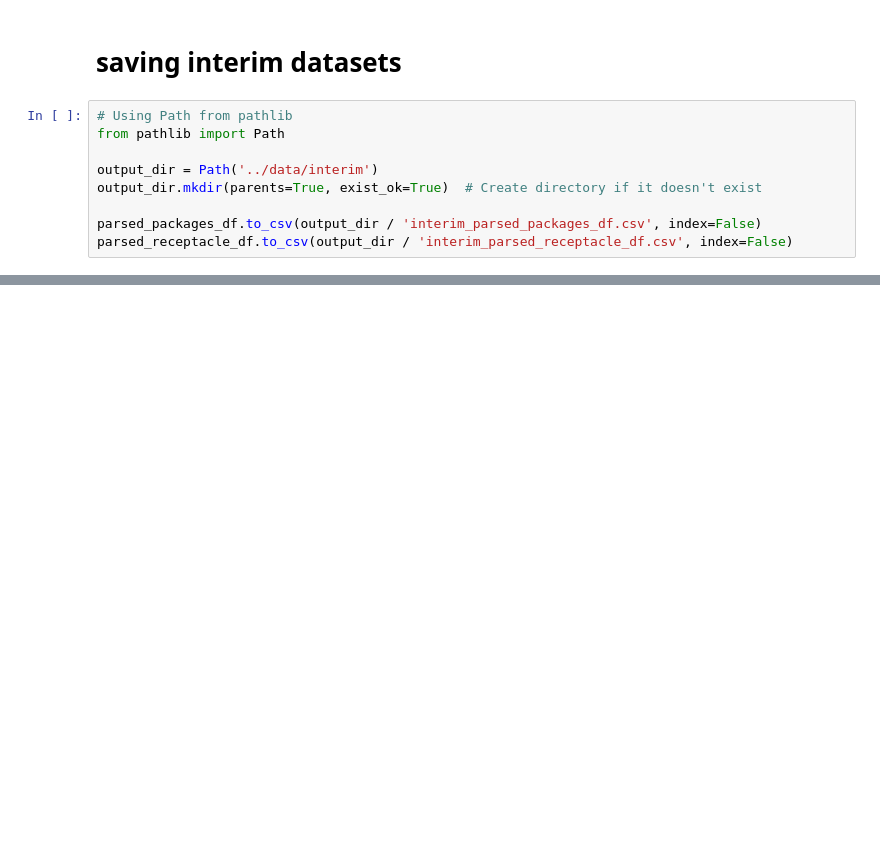
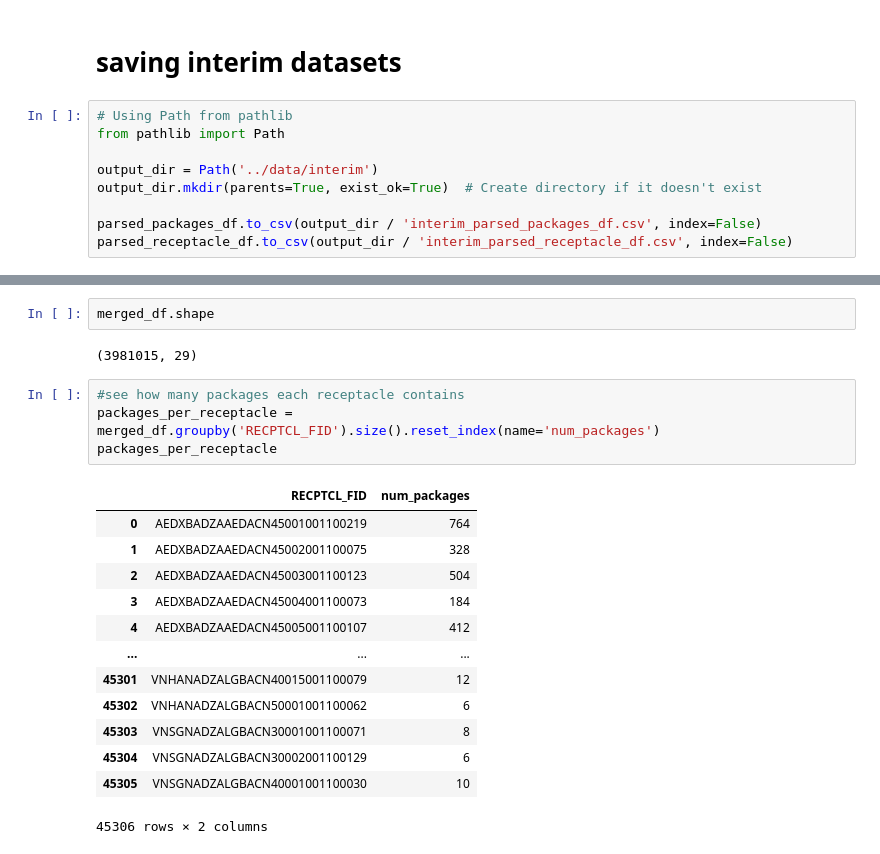
Before and after one commit to DjameelEddine/Data-Mining, a Jupyter notebook: notebooks/EDA.ipynb, the cells around one changed output, grey strips where cells are left out. Cells and saved outputs as stored; diff of their text form; blank space fills up the shorter version.

```diff
--- a/notebooks/EDA.ipynb
+++ b/notebooks/EDA.ipynb
@@ -1389,0 +1387,22 @@ parsed_receptacle_df.to_csv(output_dir / 'interim_parsed_receptacle_df.csv', ind
+# %%
+merged_df.shape
+# %% [output]
+(3981015, 29)
+# %%
+#see how many packages each receptacle contains
+packages_per_receptacle = merged_df.groupby('RECPTCL_FID').size().reset_index(name='num_packages')
+packages_per_receptacle
+# %% [output]
+|  | RECPTCL_FID | num_packages |
+| 0 | AEDXBADZAAEDACN45001001100219 | 764 |
+| 1 | AEDXBADZAAEDACN45002001100075 | 328 |
+| 2 | AEDXBADZAAEDACN45003001100123 | 504 |
+| 3 | AEDXBADZAAEDACN45004001100073 | 184 |
+| 4 | AEDXBADZAAEDACN45005001100107 | 412 |
+| ... | ... | ... |
+| 45301 | VNHANADZALGBACN40015001100079 | 12 |
+| 45302 | VNHANADZALGBACN50001001100062 | 6 |
+| 45303 | VNSGNADZALGBACN30001001100071 | 8 |
+| 45304 | VNSGNADZALGBACN30002001100129 | 6 |
+| 45305 | VNSGNADZALGBACN40001001100030 | 10 |
+45306 rows × 2 columns
```
Also changed, not shown: parts of 12 cells of this notebook.
